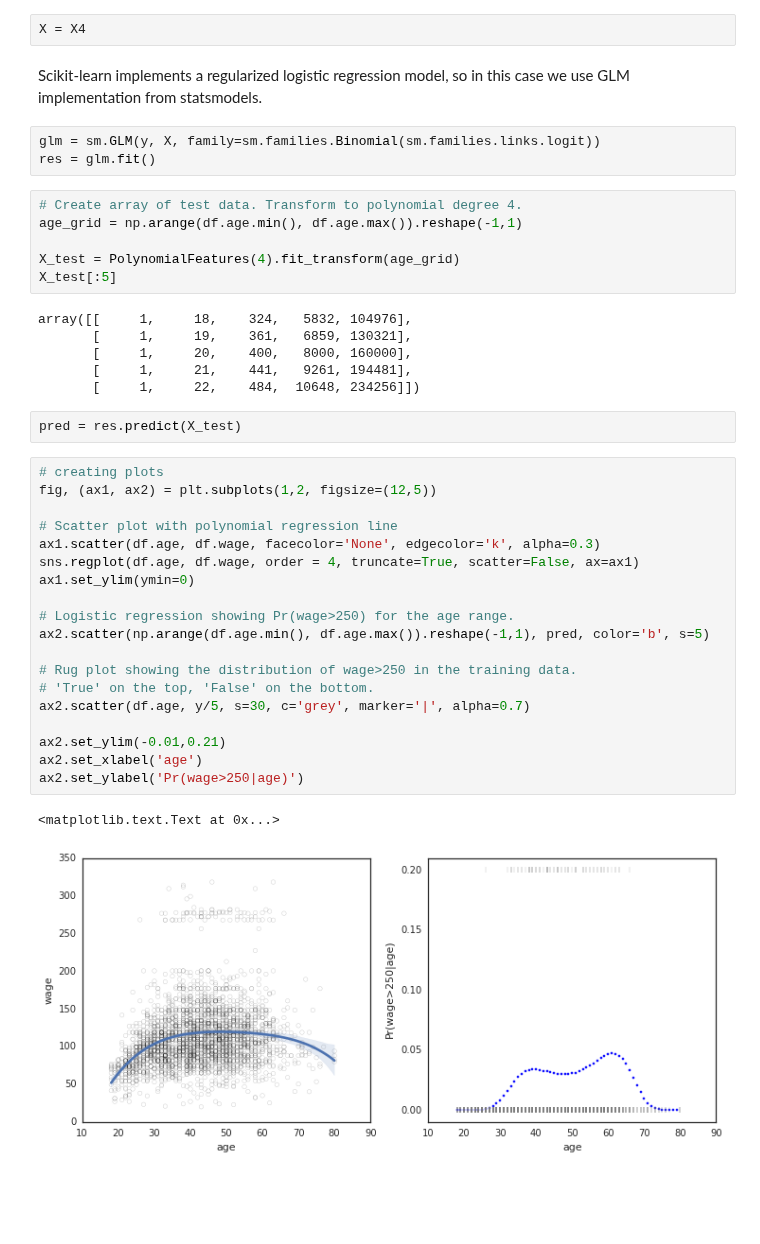
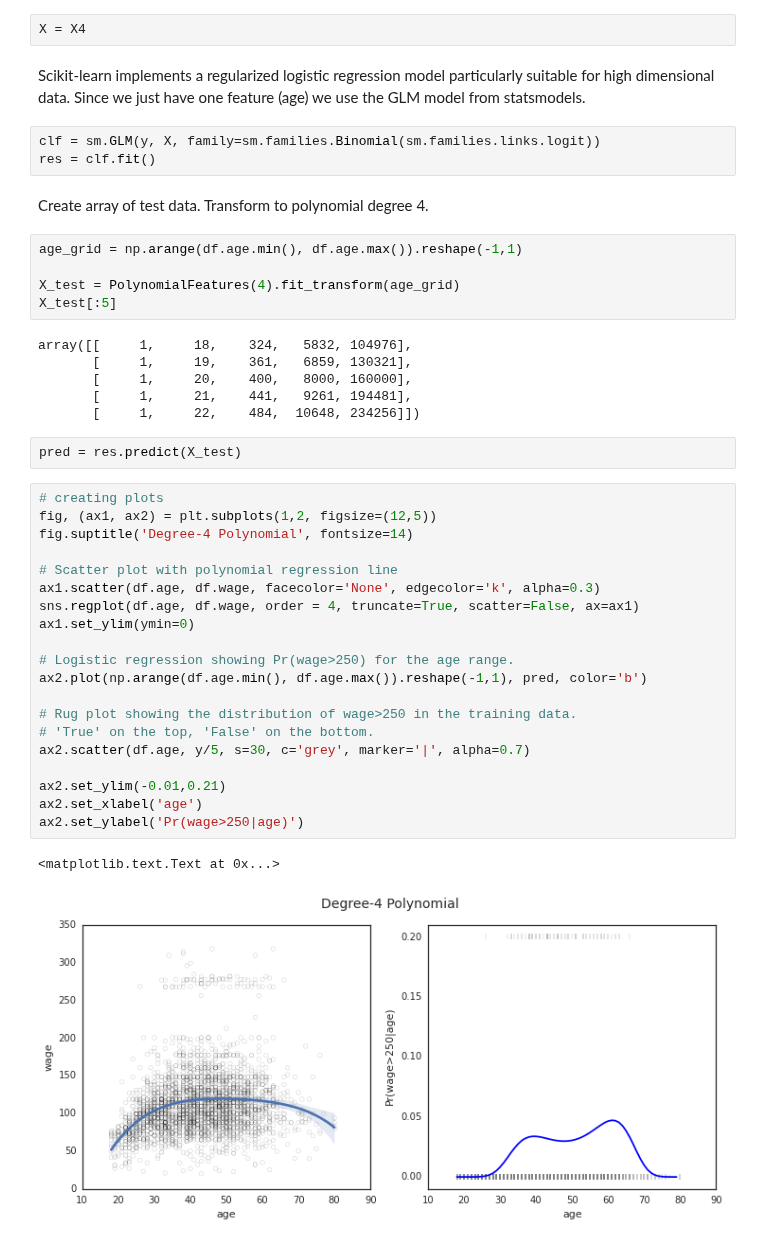
Before and after one commit to JWarmenhoven/ISLR-python, a Jupyter notebook: Chapter 7.ipynb, the cells around one changed output. Drawn from its saved outputs; the diff is of its cells as text; blank space fills up the shorter version.

```diff
--- a/Chapter 7.ipynb
+++ b/Chapter 7.ipynb
@@ -116,12 +119,13 @@ sm.stats.anova_lm(fit_1, fit_2, fit_3, fit_4, fit_5, typ=1)
 # %%
 X = X4
 # %% [markdown]
-Scikit-learn implements a regularized logistic regression model, so in this case we use GLM implementation from statsmodels.
+Scikit-learn implements a regularized logistic regression model particularly suitable for high dimensional data. Since we just have one feature (age) we use the GLM model from statsmodels.
 # %%
-glm = sm.GLM(y, X, family=sm.families.Binomial(sm.families.links.logit))
-res = glm.fit()
+clf = sm.GLM(y, X, family=sm.families.Binomial(sm.families.links.logit))
+res = clf.fit()
+# %% [markdown]
+Create array of test data. Transform to polynomial degree 4.
 # %%
-# Create array of test data. Transform to polynomial degree 4.
 age_grid = np.arange(df.age.min(), df.age.max()).reshape(-1,1)
 
 X_test = PolynomialFeatures(4).fit_transform(age_grid)
@@ -137,22 +141,23 @@ pred = res.predict(X_test)
 # %%
 # creating plots
 fig, (ax1, ax2) = plt.subplots(1,2, figsize=(12,5))
+fig.suptitle('Degree-4 Polynomial', fontsize=14)
 
 # Scatter plot with polynomial regression line
 ax1.scatter(df.age, df.wage, facecolor='None', edgecolor='k', alpha=0.3)
 sns.regplot(df.age, df.wage, order = 4, truncate=True, scatter=False, ax=ax1)
 ax1.set_ylim(ymin=0)
 
 # Logistic regression showing Pr(wage>250) for the age range.
-ax2.scatter(np.arange(df.age.min(), df.age.max()).reshape(-1,1), pred, color='b', s=5)
+ax2.plot(np.arange(df.age.min(), df.age.max()).reshape(-1,1), pred, color='b')
 
 # Rug plot showing the distribution of wage>250 in the training data.
 # 'True' on the top, 'False' on the bottom.
 ax2.scatter(df.age, y/5, s=30, c='grey', marker='|', alpha=0.7)
 
 ax2.set_ylim(-0.01,0.21)
 ax2.set_xlabel('age')
 ax2.set_ylabel('Pr(wage>250|age)')
 # %% [output]
 <matplotlib.text.Text at 0x...>
-[figure, old version]
+[figure, new version]
```
Also changed, not shown: parts of 19 cells of this notebook.
